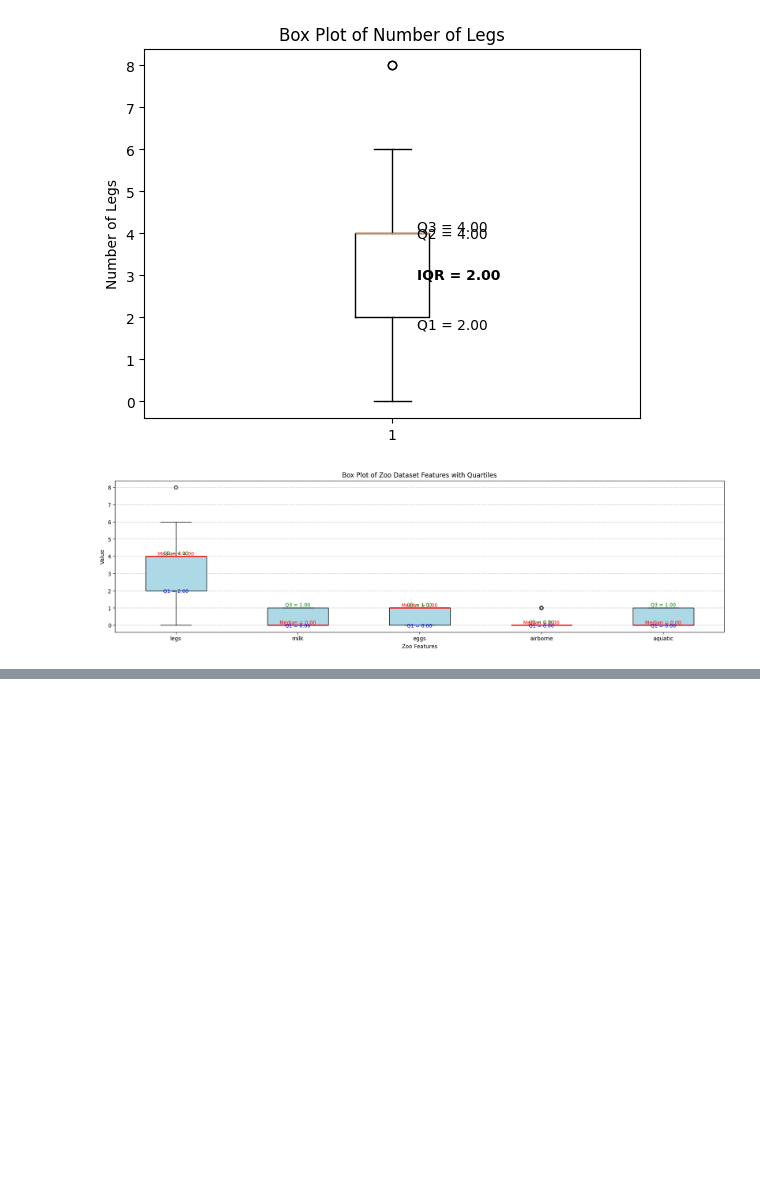
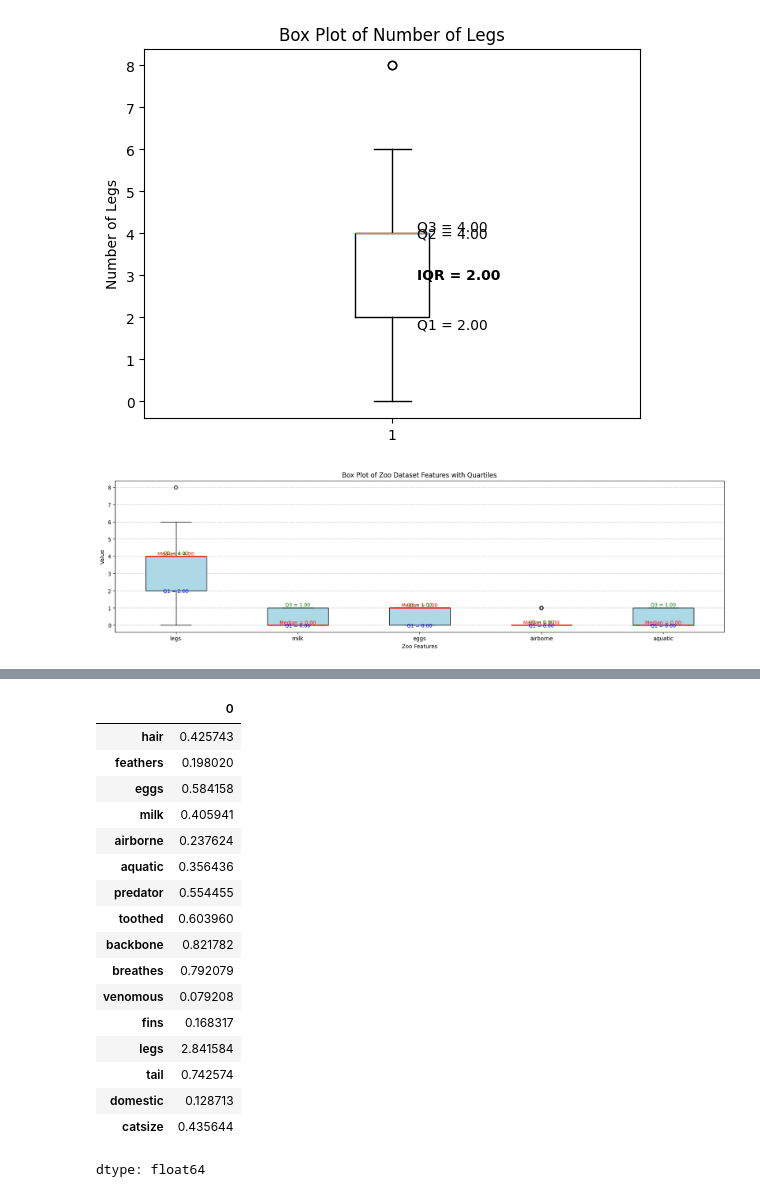
Before and after one commit to deekshasoota/ML-lab-project, a Jupyter notebook: basicdataanalysisusingnumpypandas.ipynb, the cells around one changed output, grey strips where cells are left out. Cells and saved outputs as stored; diff of their text form; code cells hidden in the pictures; blank space fills up the shorter version.

```diff
--- a/basicdataanalysisusingnumpypandas.ipynb
+++ b/basicdataanalysisusingnumpypandas.ipynb
@@ -403,0 +438,21 @@ plt.show()
+# %%
+df.mean(numeric_only=True)
+# %% [output]
+|  | 0 |
+| hair | 0.425743 |
+| feathers | 0.198020 |
+| eggs | 0.584158 |
+| milk | 0.405941 |
+| airborne | 0.237624 |
+| aquatic | 0.356436 |
+| predator | 0.554455 |
+| toothed | 0.603960 |
+| backbone | 0.821782 |
+| breathes | 0.792079 |
+| venomous | 0.079208 |
+| fins | 0.168317 |
+| legs | 2.841584 |
+| tail | 0.742574 |
+| domestic | 0.128713 |
+| catsize | 0.435644 |
+dtype: float64
```
Also changed, not shown: parts of 15 cells of this notebook.
